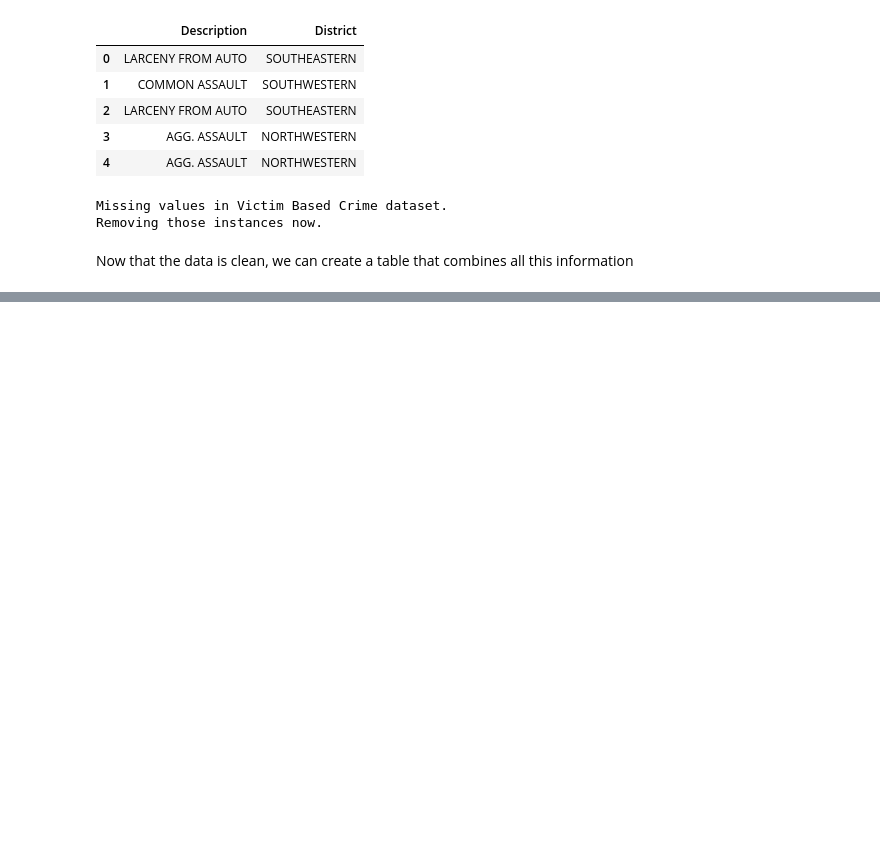
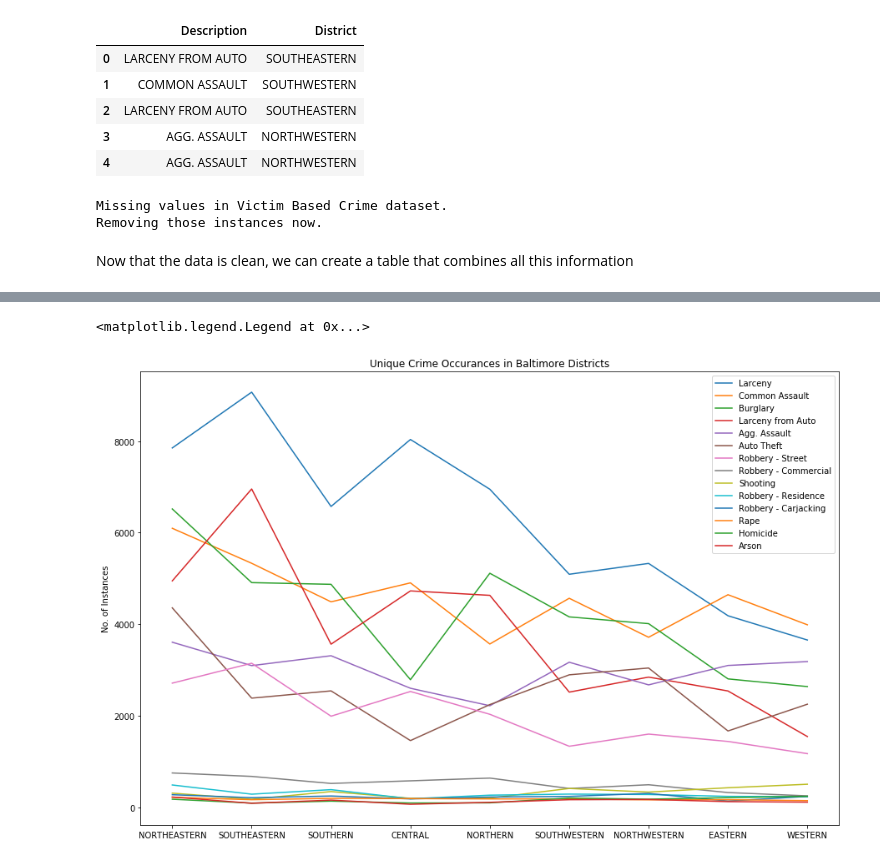
Before and after one commit to adriyens/CMSC-491-Project, a Jupyter notebook: CMSC491_project.ipynb, the cells around one changed output, grey strips where cells are left out. Drawn from its saved outputs; the diff is of its cells as text; code cells hidden in the pictures; blank space fills up the shorter version.

```diff
--- a/CMSC491_project.ipynb
+++ b/CMSC491_project.ipynb
@@ -231,0 +246,23 @@ allCrimes.to_csv("allcrimes.csv")
+# %%
+# Creating a multi-line graph to demonstrate trends in crimes in each district.
+plt.figure(figsize=(15,10))
+plt.plot(allCrimes['Larceny'])
+plt.plot(allCrimes['Common Assault'])
+plt.plot(allCrimes['Burglary'])
+plt.plot(allCrimes['Larceny from Auto'])
+plt.plot(allCrimes['Agg. Assault'])
+plt.plot(allCrimes['Auto Theft'])
+plt.plot(allCrimes['Robbery - Street'])
+plt.plot(allCrimes['Robbery - Commercial'])
+plt.plot(allCrimes['Shooting'])
+plt.plot(allCrimes['Robbery - Residence'])
+plt.plot(allCrimes['Robbery - Carjacking'])
+plt.plot(allCrimes['Rape'])
+plt.plot(allCrimes['Homicide'])
+plt.plot(allCrimes['Arson'])
+plt.ylabel('No. of Instances')
+plt.title('Unique Crime Occurances in Baltimore Districts')
+plt.legend()
+# %% [output]
+<matplotlib.legend.Legend at 0x...>
+[figure, added]
```
Also changed, not shown: parts of 6 cells of this notebook, 1 other file.
